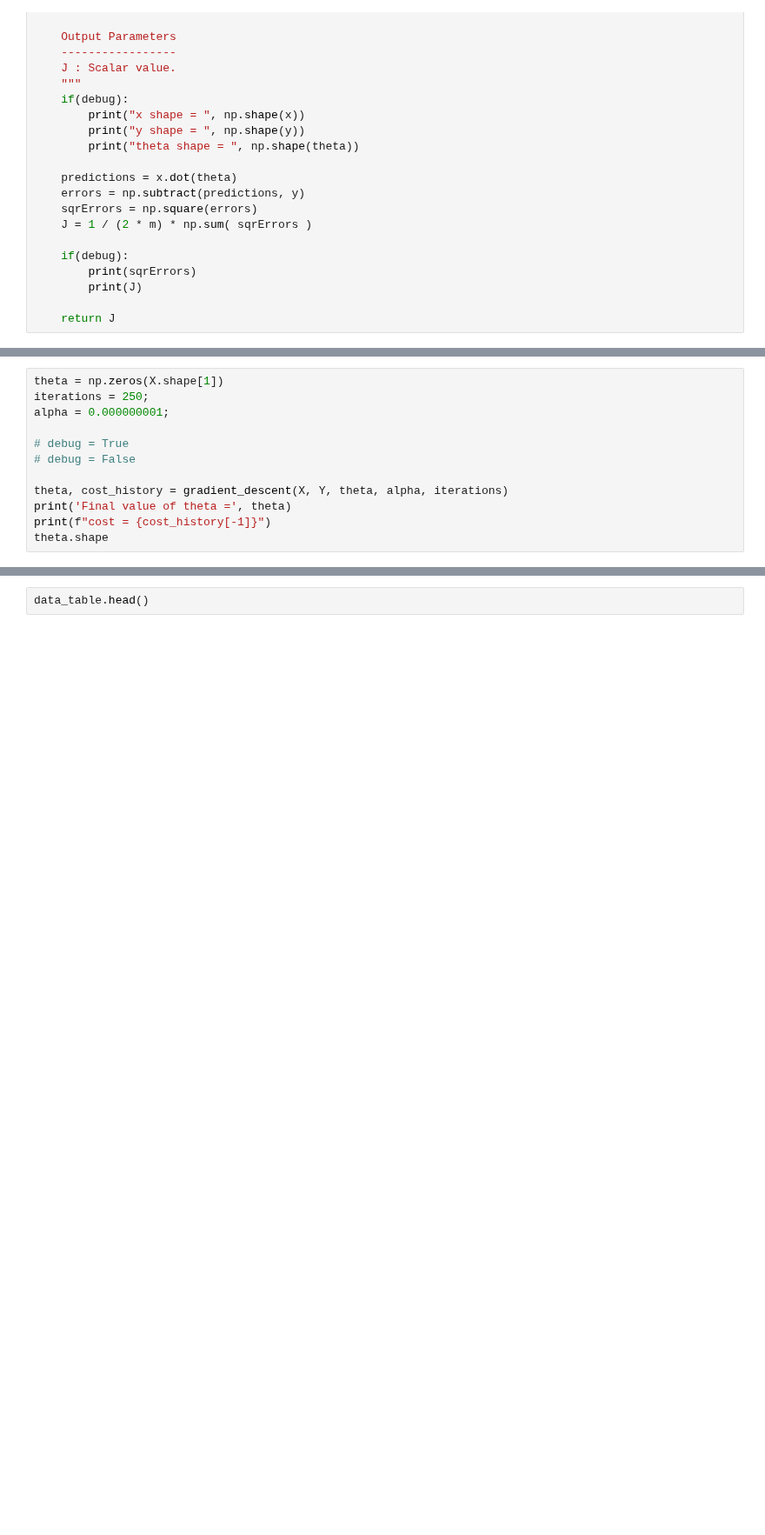
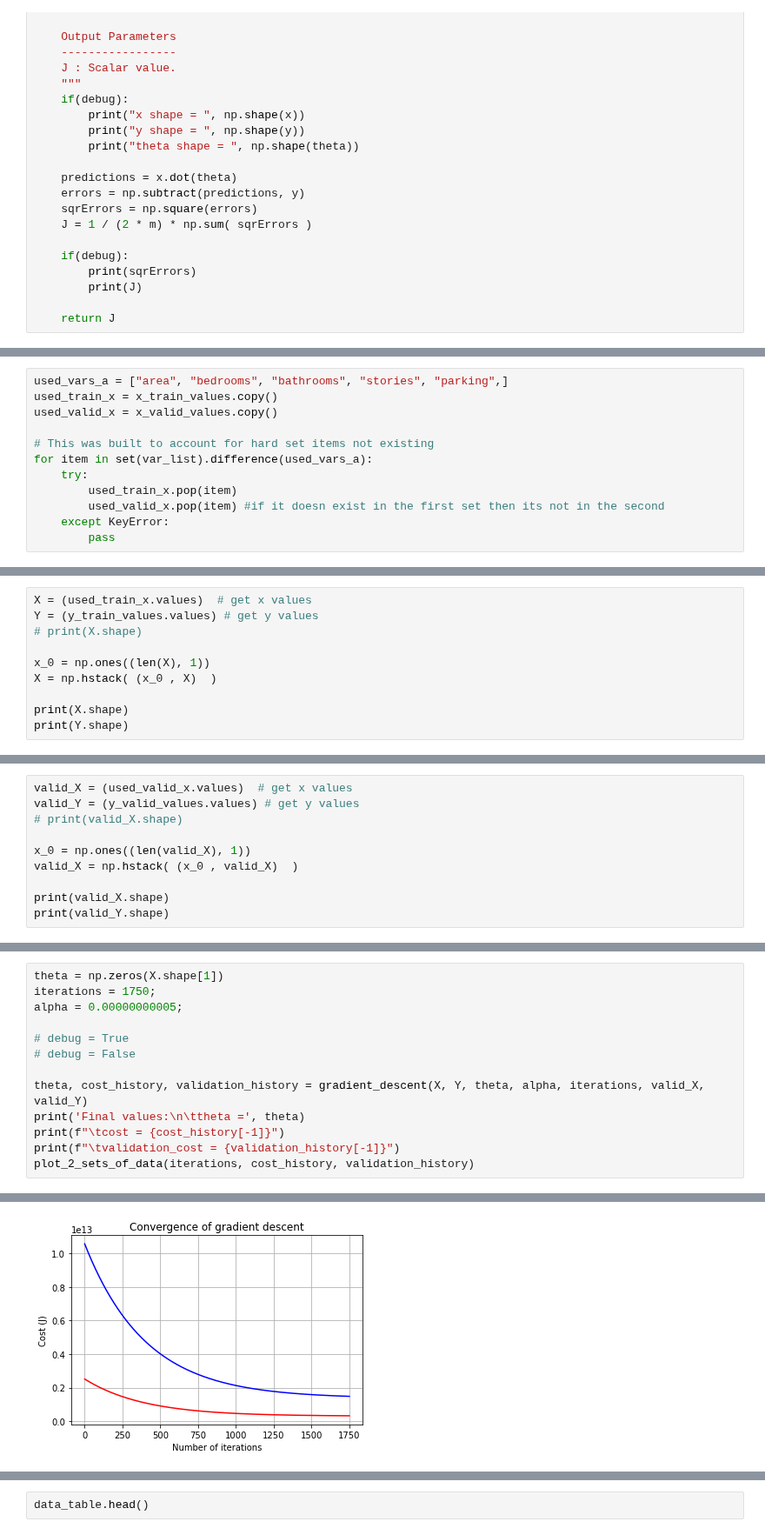
Before and after one commit to A-Hudson-0117/MachineLearning-Intro, a Jupyter notebook: housing descent (hw 1)/housing_descent.ipynb, the cells around one changed output, grey strips where cells are left out. Shown at 87% size. Drawn from its saved outputs; the diff is of its cells as text; blank space fills up the shorter version.

```diff
--- a/housing descent (hw 1)/housing_descent.ipynb
+++ b/housing descent (hw 1)/housing_descent.ipynb
@@ -208,0 +278,12 @@ def compute_cost(x, y, theta, debug:bool=False):
+# %%
+used_vars_a = ["area", "bedrooms", "bathrooms", "stories", "parking",]
+used_train_x = x_train_values.copy()
+used_valid_x = x_valid_values.copy()
+
+# This was built to account for hard set items not existing
+for item in set(var_list).difference(used_vars_a):
+    try:
+        used_train_x.pop(item)
+        used_valid_x.pop(item) #if it doesn exist in the first set then its not in the second
+    except KeyError:
+        pass
@@ -208,0 +334,10 @@ def compute_cost(x, y, theta, debug:bool=False):
+# %%
+X = (used_train_x.values)  # get x values
+Y = (y_train_values.values) # get y values
+# print(X.shape)
+
+x_0 = np.ones((len(X), 1))
+X = np.hstack( (x_0 , X)  )
+
+print(X.shape)
+print(Y.shape)
@@ -208,0 +347,10 @@ def compute_cost(x, y, theta, debug:bool=False):
+# %%
+valid_X = (used_valid_x.values)  # get x values
+valid_Y = (y_valid_values.values) # get y values
+# print(valid_X.shape)
+
+x_0 = np.ones((len(valid_X), 1))
+valid_X = np.hstack( (x_0 , valid_X)  )
+
+print(valid_X.shape)
+print(valid_Y.shape)
@@ -259,13 +403,14 @@ def gradient_descent(x, y, theta, alpha, iterations, debug: bool = False):
 # %%
 theta = np.zeros(X.shape[1])
-iterations = 250;
-alpha = 0.000000001;
+iterations = 1750;
+alpha = 0.00000000005;
 
 # debug = True
 # debug = False
 
-theta, cost_history = gradient_descent(X, Y, theta, alpha, iterations)
-print('Final value of theta =', theta)
-print(f"cost = {cost_history[-1]}")
-theta.shape
+theta, cost_history, validation_history = gradient_descent(X, Y, theta, alpha, iterations, valid_X, valid_Y)
+print('Final values:\n\ttheta =', theta)
+print(f"\tcost = {cost_history[-1]}")
+print(f"\tvalidation_cost = {validation_history[-1]}")
+plot_2_sets_of_data(iterations, cost_history, validation_history)
 # %% [output]
@@ -277,0 +422 @@ cost = 1363721601331.0261
+[figure, added]
```
Also changed, not shown: parts of 143 cells of this notebook.
